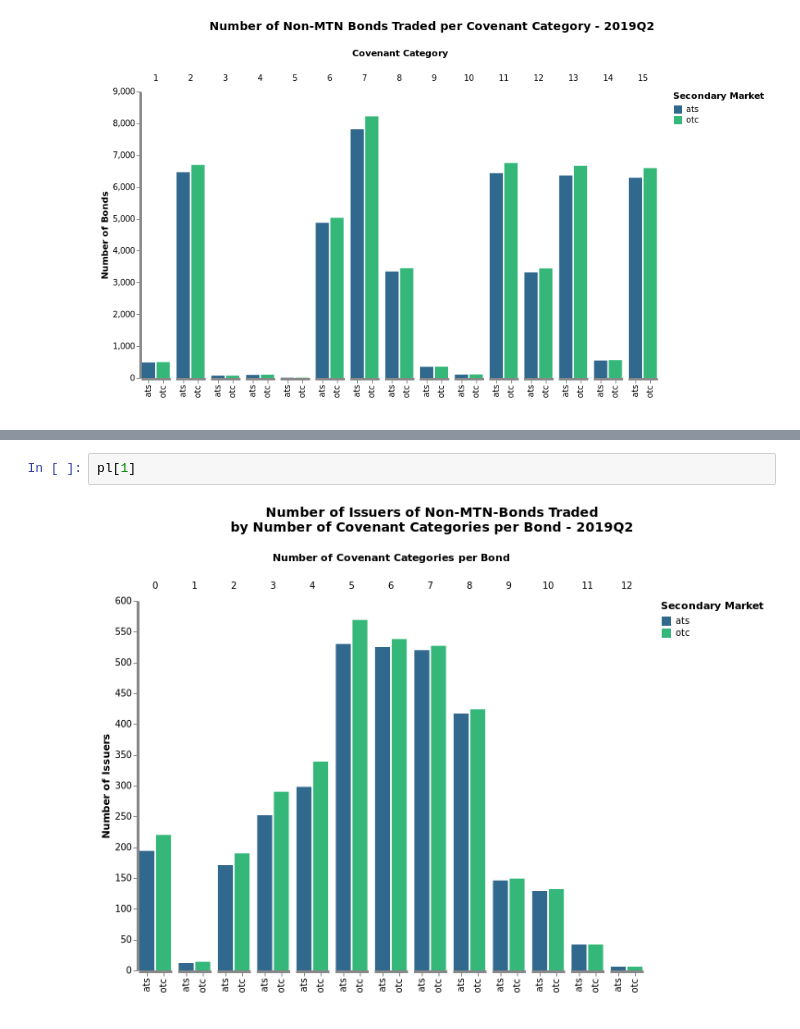
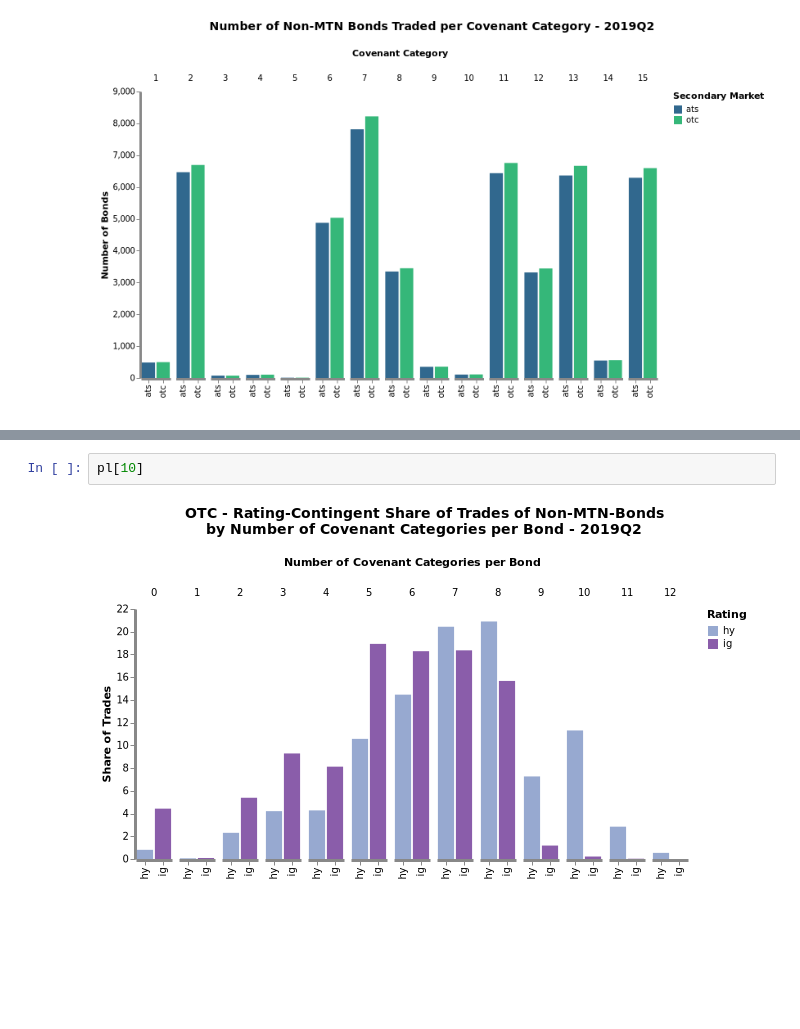
Before and after one commit to acbezerra/bond-data, a Jupyter notebook: notebooks/plots.ipynb, the cells around one changed output, grey strips where cells are left out. Saved outputs shown, nothing was run; the diff lists cells and outputs as text; blank space fills up the shorter version.

Commit message:
added trade by num cov plots

```diff
--- a/notebooks/plots.ipynb
+++ b/notebooks/plots.ipynb
@@ -206,4 +268,4 @@ WARNING: replacing module PlotMod.
 # %%
-pl[1]
+pl[10]
 # %% [output]
-[figure, old version]
+[figure, new version]
```
Also changed, not shown: parts of 6 cells of this notebook, 7 other files.
